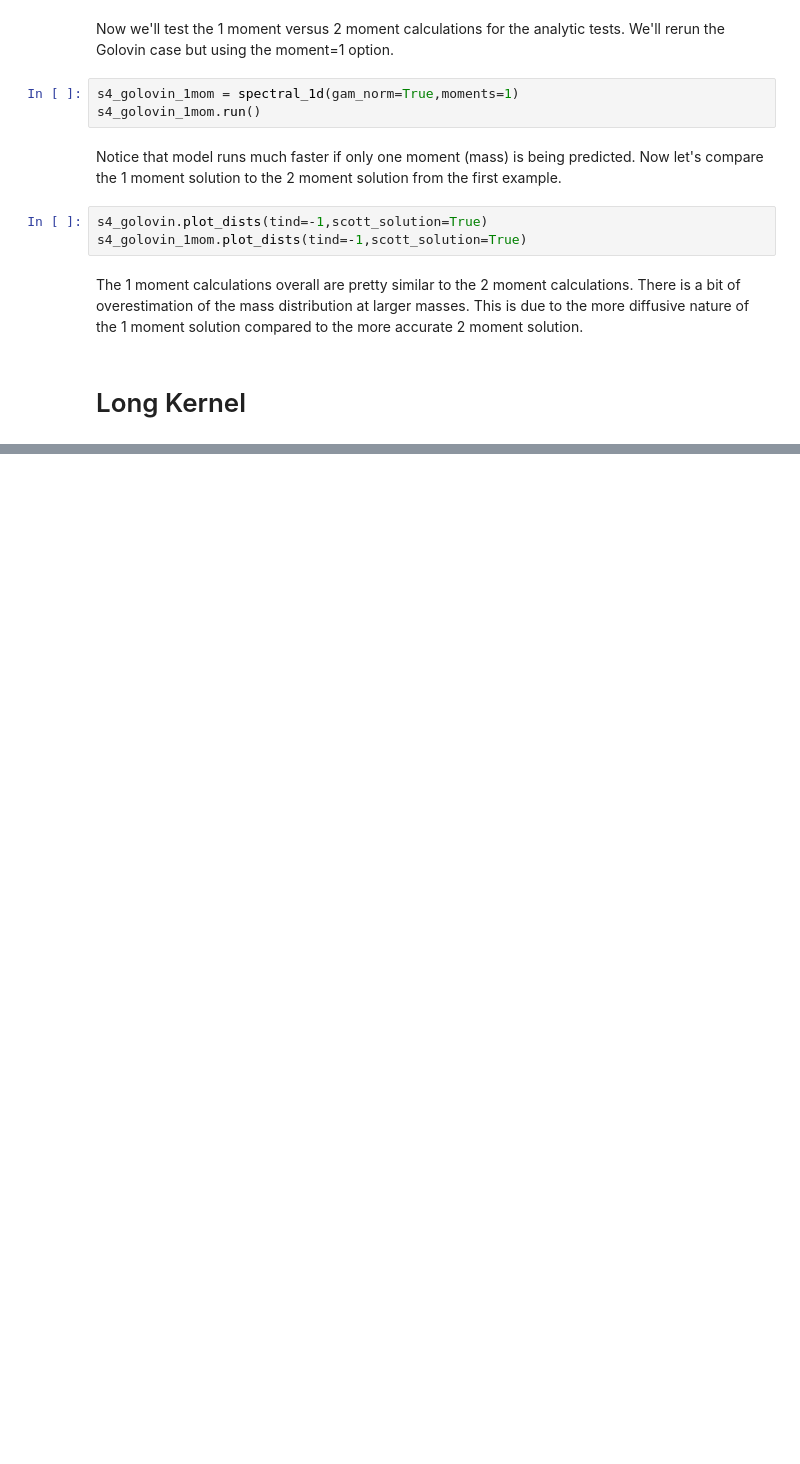
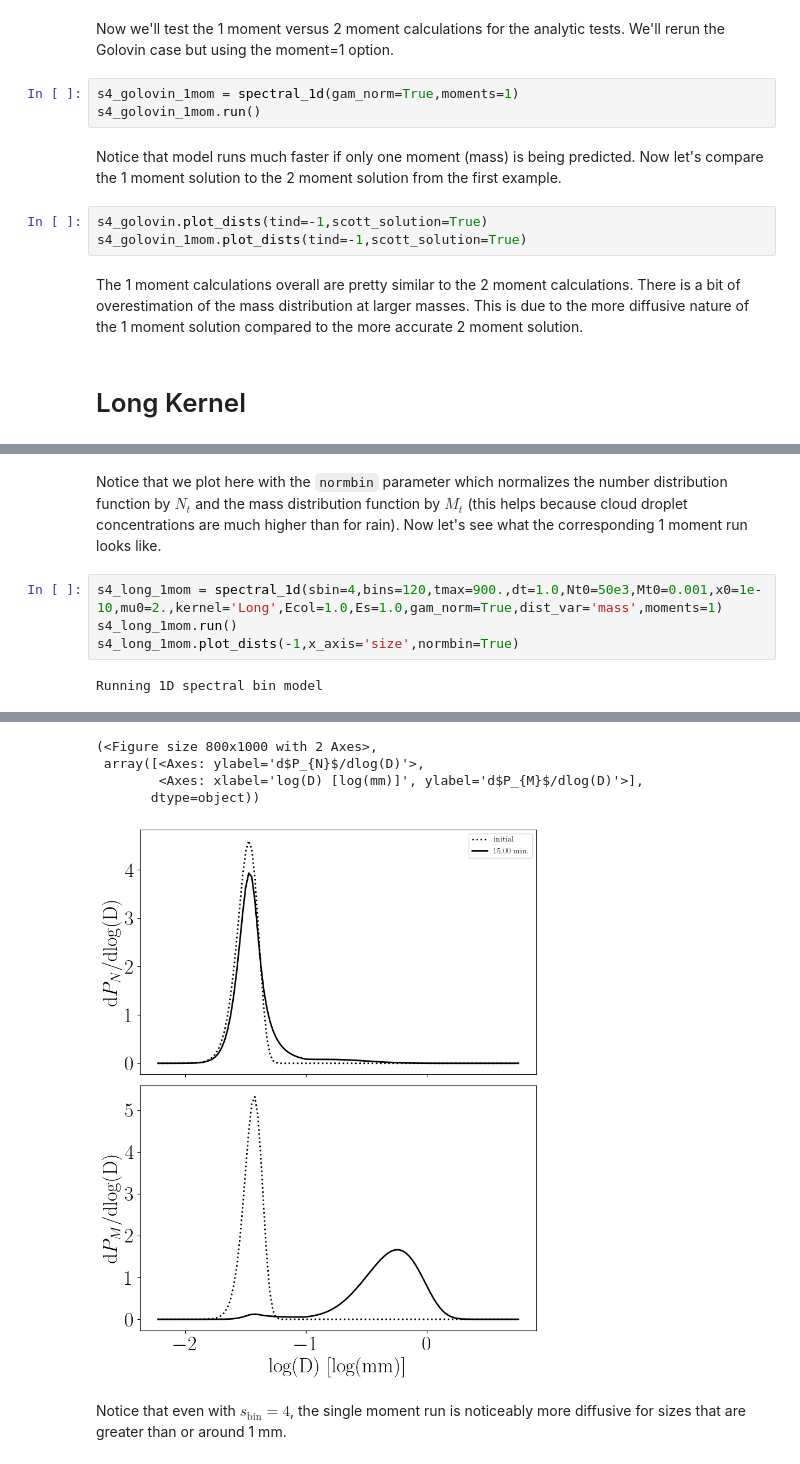
Before and after one commit to NOAA-National-Severe-Storms-Laboratory/BinMod1D-PARS, a Jupyter notebook: notebooks/BM1D_analytical_examples.ipynb, the cells around one changed output, grey strips where cells are left out. Drawn from its saved outputs; the diff is of its cells as text; blank space fills up the shorter version.

````diff
--- a/notebooks/BM1D_analytical_examples.ipynb
+++ b/notebooks/BM1D_analytical_examples.ipynb
@@ -93,0 +98,8 @@ We'll also normalize the distribution as before using the gamnorm parameter and
+# %% [markdown]
+Notice that we plot here with the ```normbin``` parameter which normalizes the number distribution function by $N_{t}$ and the mass distribution function by $M_{t}$ (this helps because cloud droplet concentrations are much higher than for rain). Now let's see what the corresponding 1 moment run looks like.
+# %%
+s4_long_1mom = spectral_1d(sbin=4,bins=120,tmax=900.,dt=1.0,Nt0=50e3,Mt0=0.001,x0=1e-10,mu0=2.,kernel='Long',Ecol=1.0,Es=1.0,gam_norm=True,dist_var='mass',moments=1)
+s4_long_1mom.run()
+s4_long_1mom.plot_dists(-1,x_axis='size',normbin=True)
+# %% [output]
+Running 1D spectral bin model
@@ -93,0 +108,7 @@ We'll also normalize the distribution as before using the gamnorm parameter and
+(<Figure size 800x1000 with 2 Axes>,
+ array([<Axes: ylabel='d$P_{N}$/dlog(D)'>,
+        <Axes: xlabel='log(D) [log(mm)]', ylabel='d$P_{M}$/dlog(D)'>],
+       dtype=object))
+[figure, added]
+# %% [markdown]
+Notice that even with $s_{\mathrm{bin}}=4$, the single moment run is noticeably more diffusive for sizes that are greater than or around 1 mm.
````
Also changed, not shown: parts of 4 cells of this notebook, 1 other file.
